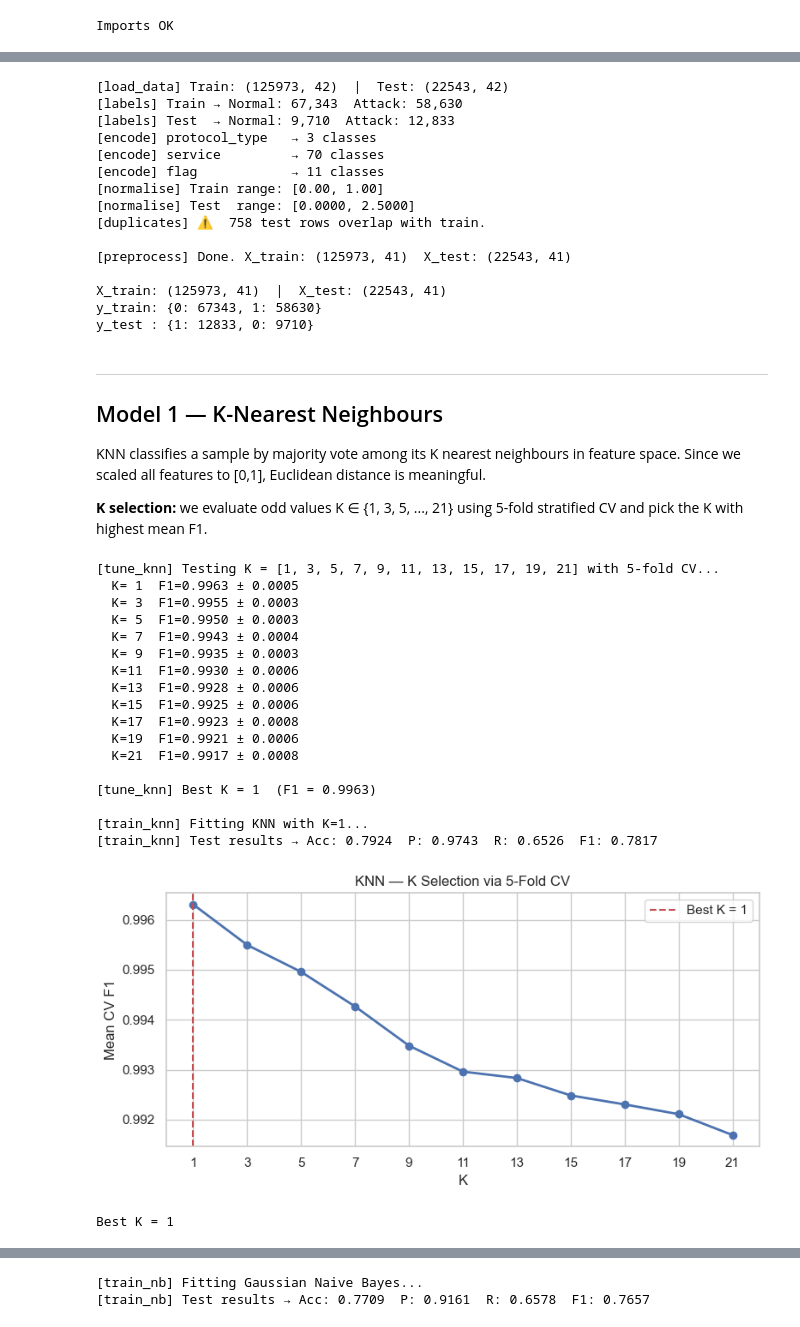
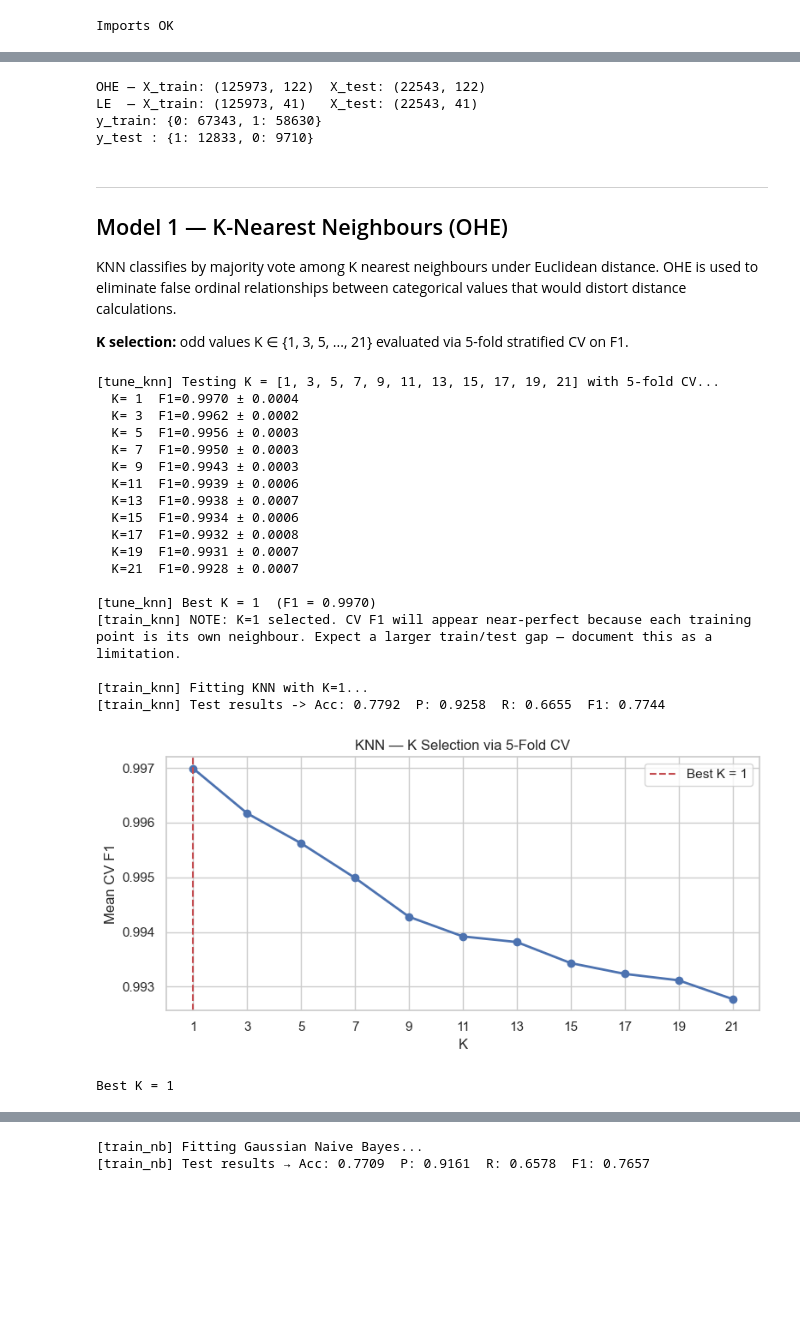
Before and after one commit to sanaish/nids-nsl-kdd, a Jupyter notebook: notebooks/5_2_modelling.ipynb, the cells around one changed output, grey strips where cells are left out. Cells and saved outputs as stored; diff of their text form; code cells hidden in the pictures; blank space fills up the shorter version.

```diff
--- a/notebooks/5_2_modelling.ipynb
+++ b/notebooks/5_2_modelling.ipynb
@@ -41,77 +40,73 @@ Imports OK
 # %%
-X_train, X_test, y_train, y_test = preprocess(
-    "../data/raw/KDDTrain.csv",
-    "../data/raw/KDDTest.csv"
-)
+# OHE — for KNN and SVM
+X_train_ohe = pd.read_csv("../data/processed/X_train_ohe.csv")
+X_test_ohe  = pd.read_csv("../data/processed/X_test_ohe.csv")
 
-print(f"\nX_train: {X_train.shape}  |  X_test: {X_test.shape}")
+# LE — for Naive Bayes
+X_train_le  = pd.read_csv("../data/processed/X_train_le.csv")
+X_test_le   = pd.read_csv("../data/processed/X_test_le.csv")
+
+# Labels (shared)
+y_train = pd.read_csv("../data/processed/y_train.csv").squeeze()
+y_test  = pd.read_csv("../data/processed/y_test.csv").squeeze()
+
+print(f"OHE — X_train: {X_train_ohe.shape}  X_test: {X_test_ohe.shape}")
+print(f"LE  — X_train: {X_train_le.shape}   X_test: {X_test_le.shape}")
 print(f"y_train: {y_train.value_counts().to_dict()}")
 print(f"y_test : {y_test.value_counts().to_dict()}")
 # %% [output]
-[load_data] Train: (125973, 42)  |  Test: (22543, 42)
-[labels] Train → Normal: 67,343  Attack: 58,630
-[labels] Test  → Normal: 9,710  Attack: 12,833
-[encode] protocol_type   → 3 classes
-[encode] service         → 70 classes
-[encode] flag            → 11 classes
-[normalise] Train range: [0.00, 1.00]
-[normalise] Test  range: [0.0000, 2.5000]
-[duplicates] ⚠️  758 test rows overlap with train.
-
-[preprocess] Done. X_train: (125973, 41)  X_test: (22543, 41)
-
-X_train: (125973, 41)  |  X_test: (22543, 41)
+OHE — X_train: (125973, 122)  X_test: (22543, 122)
+LE  — X_train: (125973, 41)   X_test: (22543, 41)
 y_train: {0: 67343, 1: 58630}
 y_test : {1: 12833, 0: 9710}
 # %% [markdown]
 ---
-## Model 1 — K-Nearest Neighbours
+## Model 1 — K-Nearest Neighbours (OHE)
 
-KNN classifies a sample by majority vote among its K nearest neighbours in feature space. Since we scaled all features to [0,1], Euclidean distance is meaningful.
+KNN classifies by majority vote among K nearest neighbours under Euclidean distance. OHE is used to eliminate false ordinal relationships between categorical values that would distort distance calculations.
 
-**K selection:** we evaluate odd values K ∈ {1, 3, 5, ..., 21} using 5-fold stratified CV and pick the K with highest mean F1.
+**K selection:** odd values K ∈ {1, 3, 5, ..., 21} evaluated via 5-fold stratified CV on F1.
 # %%
 knn_model, knn_metrics, knn_cv_scores, best_k = train_knn(
-    X_train, y_train, X_test, y_test,
+    X_train_ohe, y_train, X_test_ohe, y_test,
     k_range=range(1, 22, 2)
 )
 # %% [output]
 [tune_knn] Testing K = [1, 3, 5, 7, 9, 11, 13, 15, 17, 19, 21] with 5-fold CV...
-  K= 1  F1=0.9963 ± 0.0005
-  K= 3  F1=0.9955 ± 0.0003
-  K= 5  F1=0.9950 ± 0.0003
-  K= 7  F1=0.9943 ± 0.0004
-  K= 9  F1=0.9935 ± 0.0003
-  K=11  F1=0.9930 ± 0.0006
-  K=13  F1=0.9928 ± 0.0006
-  K=15  F1=0.9925 ± 0.0006
-  K=17  F1=0.9923 ± 0.0008
-  K=19  F1=0.9921 ± 0.0006
-  K=21  F1=0.9917 ± 0.0008
+  K= 1  F1=0.9970 ± 0.0004
+  K= 3  F1=0.9962 ± 0.0002
+  K= 5  F1=0.9956 ± 0.0003
+  K= 7  F1=0.9950 ± 0.0003
+  K= 9  F1=0.9943 ± 0.0003
+  K=11  F1=0.9939 ± 0.0006
+  K=13  F1=0.9938 ± 0.0007
+  K=15  F1=0.9934 ± 0.0006
+  K=17  F1=0.9932 ± 0.0008
+  K=19  F1=0.9931 ± 0.0007
+  K=21  F1=0.9928 ± 0.0007
 
-[tune_knn] Best K = 1  (F1 = 0.9963)
+[tune_knn] Best K = 1  (F1 = 0.9970)
+[train_knn] NOTE: K=1 selected. CV F1 will appear near-perfect because each training point is its own neighbour. Expect a larger train/test gap — document this as a limitation.
 
 [train_knn] Fitting KNN with K=1...
-[train_knn] Test results → Acc: 0.7924  P: 0.9743  R: 0.6526  F1: 0.7817
+[train_knn] Test results -> Acc: 0.7792  P: 0.9258  R: 0.6655  F1: 0.7744
 # %%
-# Plot K vs CV F1
 fig, ax = plt.subplots(figsize=(8, 4))
 ks = list(knn_cv_scores.keys())
 fs = list(knn_cv_scores.values())
 ax.plot(ks, fs, marker="o", color="#4C72B0", linewidth=2)
-ax.axvline(best_k, color="#C44E52", linestyle="--",
-           label=f"Best K = {best_k}")
+ax.axvline(best_k, color="#C44E52", linestyle="--", label=f"Best K = {best_k}")
 ax.set_xlabel("K")
 ax.set_ylabel("Mean CV F1")
 ax.set_title("KNN — K Selection via 5-Fold CV")
 ax.legend()
 ax.set_xticks(ks)
 plt.tight_layout()
 plt.savefig(f"{REPORT_DIR}/knn_k_selection.png", dpi=150)
 plt.show()
 print(f"Best K = {best_k}")
 # %% [output]
-[figure, old version]
+[figure, new version]
 Best K = 1
 # %% [markdown]
 ---
```
Also changed, not shown: parts of 19 cells of this notebook, 17 other files.
